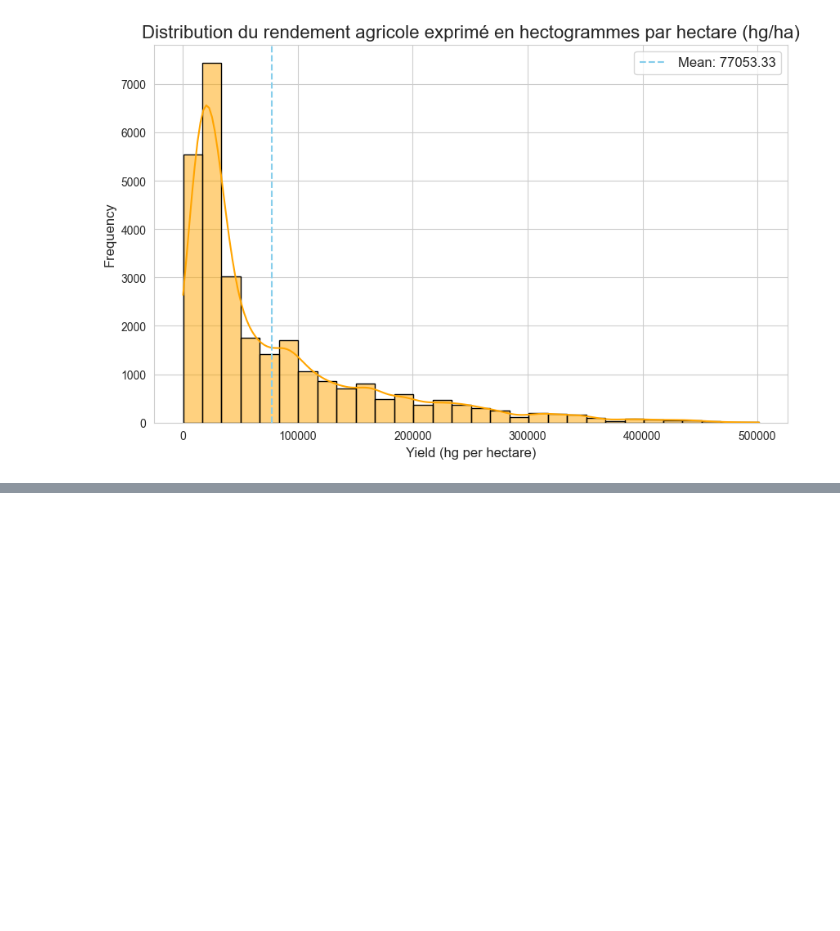
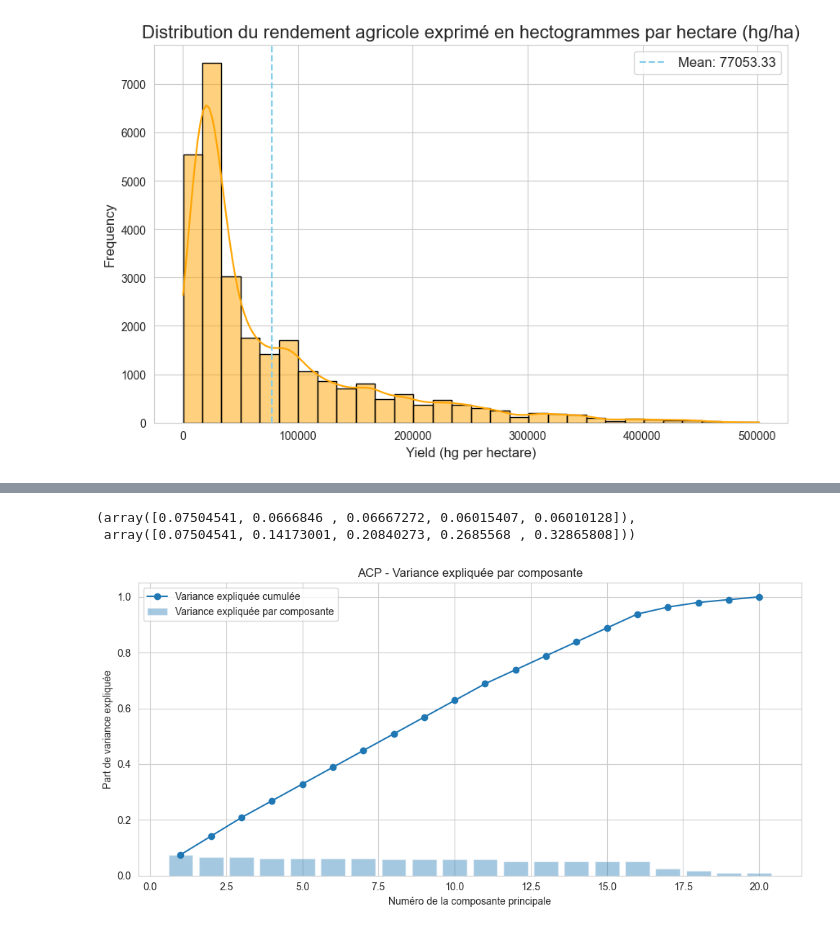
Before and after one commit to Vagaboss/Projet-12-agriculture-recommendations, a Jupyter notebook: dataexpo_p12.ipynb, the cells around one changed output, grey strips where cells are left out. Cells and saved outputs as stored; diff of their text form; code cells hidden in the pictures; blank space fills up the shorter version.

```diff
--- a/dataexpo_p12.ipynb
+++ b/dataexpo_p12.ipynb
@@ -641,0 +684,42 @@ plt.legend(fontsize=12)
+# %%
+from sklearn.preprocessing import StandardScaler
+from sklearn.decomposition import PCA
+scaler = StandardScaler()
+X_scaled = scaler.fit_transform(X)
+# %%
+pca = PCA(n_components=None, random_state=42)
+pca.fit(X_scaled)
+
+# Variance expliquée par composante
+explained_variance = pca.explained_variance_ratio_
+cumulative_variance = np.cumsum(explained_variance)
+
+explained_variance[:5], cumulative_variance[:5]
+# %% [output]
+(array([0.07504541, 0.0666846 , 0.06667272, 0.06015407, 0.06010128]),
+ array([0.07504541, 0.14173001, 0.20840273, 0.2685568 , 0.32865808]))
+# %%
+plt.figure(figsize=(10,5))
+
+plt.plot(
+    range(1, len(explained_variance) + 1),
+    cumulative_variance,
+    marker="o",
+    label="Variance expliquée cumulée"
+)
+plt.bar(
+    range(1, len(explained_variance) + 1),
+    explained_variance,
+    alpha=0.4,
+    label="Variance expliquée par composante"
+)
+
+plt.xlabel("Numéro de la composante principale")
+plt.ylabel("Part de variance expliquée")
+plt.title("ACP - Variance expliquée par composante")
+plt.legend()
+plt.grid(True)
+plt.tight_layout()
+plt.show()
+# %% [output]
+[figure, added]
```
Also changed, not shown: parts of 8 cells of this notebook.
